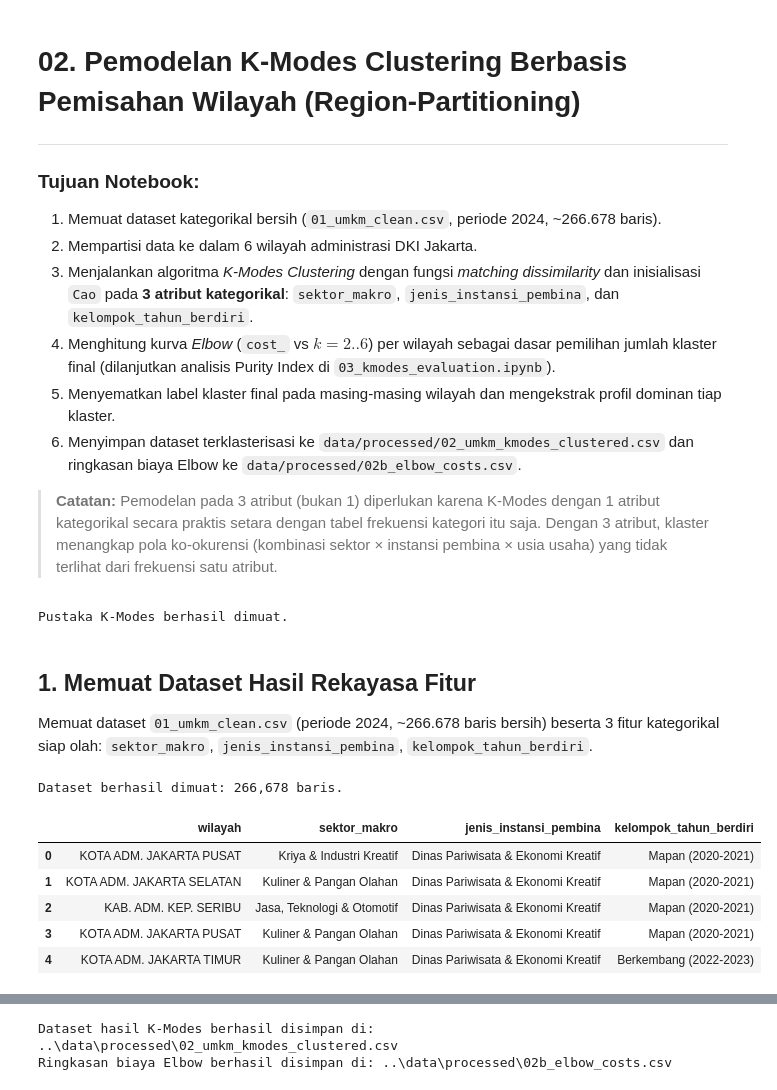
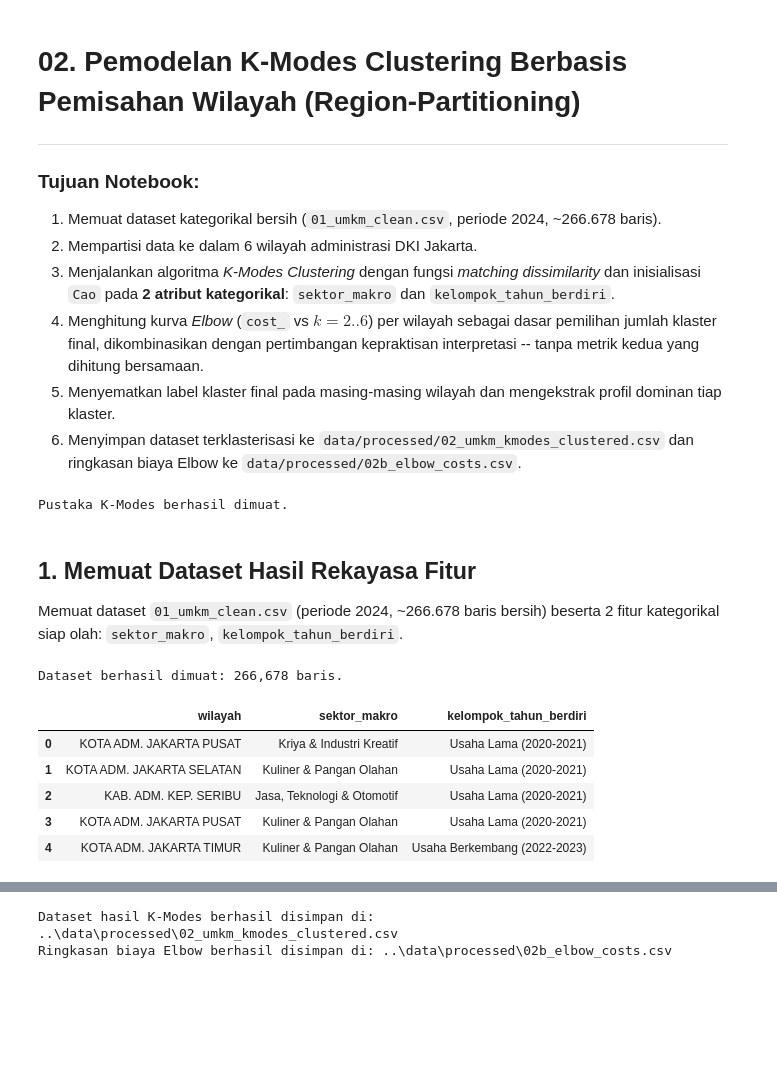
Before and after one commit to AdrianoDeshon1012/Program-Skripsi-Segmentasi-UMKM, a Jupyter notebook: notebooks/02_kmodes_partitioning.ipynb, the cells around one changed output, grey strips where cells are left out. Cells and saved outputs as stored; diff of their text form; code cells hidden in the pictures; blank space fills up the shorter version.

```diff
--- a/notebooks/02_kmodes_partitioning.ipynb
+++ b/notebooks/02_kmodes_partitioning.ipynb
@@ -5,12 +5,10 @@
 ### **Tujuan Notebook:**
 1. Memuat dataset kategorikal bersih (`01_umkm_clean.csv`, periode 2024, ~266.678 baris).
 2. Mempartisi data ke dalam 6 wilayah administrasi DKI Jakarta.
-3. Menjalankan algoritma *K-Modes Clustering* dengan fungsi *matching dissimilarity* dan inisialisasi `Cao` pada **3 atribut kategorikal**: `sektor_makro`, `jenis_instansi_pembina`, dan `kelompok_tahun_berdiri`.
-4. Menghitung kurva *Elbow* (`cost_` vs $k=2..6$) per wilayah sebagai dasar pemilihan jumlah klaster final (dilanjutkan analisis Purity Index di `03_kmodes_evaluation.ipynb`).
+3. Menjalankan algoritma *K-Modes Clustering* dengan fungsi *matching dissimilarity* dan inisialisasi `Cao` pada **2 atribut kategorikal**: `sektor_makro` dan `kelompok_tahun_berdiri`.
+4. Menghitung kurva *Elbow* (`cost_` vs $k=2..6$) per wilayah sebagai dasar pemilihan jumlah klaster final, dikombinasikan dengan pertimbangan kepraktisan interpretasi -- tanpa metrik kedua yang dihitung bersamaan.
 5. Menyematkan label klaster final pada masing-masing wilayah dan mengekstrak profil dominan tiap klaster.
 6. Menyimpan dataset terklasterisasi ke `data/processed/02_umkm_kmodes_clustered.csv` dan ringkasan biaya Elbow ke `data/processed/02b_elbow_costs.csv`.
-
-> **Catatan:** Pemodelan pada 3 atribut (bukan 1) diperlukan karena K-Modes dengan 1 atribut kategorikal secara praktis setara dengan tabel frekuensi kategori itu saja. Dengan 3 atribut, klaster menangkap pola ko-okurensi (kombinasi sektor × instansi pembina × usia usaha) yang tidak terlihat dari frekuensi satu atribut.
 # %%
 import os
 import time
@@ -28,24 +26,24 @@ print("Pustaka K-Modes berhasil dimuat.")
 Pustaka K-Modes berhasil dimuat.
 # %% [markdown]
 ## 1. Memuat Dataset Hasil Rekayasa Fitur
-Memuat dataset `01_umkm_clean.csv` (periode 2024, ~266.678 baris bersih) beserta 3 fitur kategorikal siap olah: `sektor_makro`, `jenis_instansi_pembina`, `kelompok_tahun_berdiri`.
+Memuat dataset `01_umkm_clean.csv` (periode 2024, ~266.678 baris bersih) beserta 2 fitur kategorikal siap olah: `sektor_makro`, `kelompok_tahun_berdiri`.
 # %%
 data_path = os.path.join('..', 'data', 'processed', '01_umkm_clean.csv')
 if not os.path.exists(data_path):
     data_path = '01_umkm_clean.csv'
 
 df = pd.read_csv(data_path)
-FEATURES = ['sektor_makro', 'jenis_instansi_pembina', 'kelompok_tahun_berdiri']
+FEATURES = ['sektor_makro', 'kelompok_tahun_berdiri']
 
 print(f"Dataset berhasil dimuat: {len(df):,} baris.")
 df[['wilayah'] + FEATURES].head(5)
 # %% [output]
 Dataset berhasil dimuat: 266,678 baris.
-|  | wilayah | sektor_makro | jenis_instansi_pembina | kelompok_tahun_berdiri |
-| 0 | KOTA ADM. JAKARTA PUSAT | Kriya & Industri Kreatif | Dinas Pariwisata & Ekonomi Kreatif | Mapan (2020-2021) |
-| 1 | KOTA ADM. JAKARTA SELATAN | Kuliner & Pangan Olahan | Dinas Pariwisata & Ekonomi Kreatif | Mapan (2020-2021) |
-| 2 | KAB. ADM. KEP. SERIBU | Jasa, Teknologi & Otomotif | Dinas Pariwisata & Ekonomi Kreatif | Mapan (2020-2021) |
-| 3 | KOTA ADM. JAKARTA PUSAT | Kuliner & Pangan Olahan | Dinas Pariwisata & Ekonomi Kreatif | Mapan (2020-2021) |
-| 4 | KOTA ADM. JAKARTA TIMUR | Kuliner & Pangan Olahan | Dinas Pariwisata & Ekonomi Kreatif | Berkembang (2022-2023) |
+|  | wilayah | sektor_makro | kelompok_tahun_berdiri |
+| 0 | KOTA ADM. JAKARTA PUSAT | Kriya & Industri Kreatif | Usaha Lama (2020-2021) |
+| 1 | KOTA ADM. JAKARTA SELATAN | Kuliner & Pangan Olahan | Usaha Lama (2020-2021) |
+| 2 | KAB. ADM. KEP. SERIBU | Jasa, Teknologi & Otomotif | Usaha Lama (2020-2021) |
+| 3 | KOTA ADM. JAKARTA PUSAT | Kuliner & Pangan Olahan | Usaha Lama (2020-2021) |
+| 4 | KOTA ADM. JAKARTA TIMUR | Kuliner & Pangan Olahan | Usaha Berkembang (2022-2023) |
 # %% [markdown]
 ## 2. Fungsi Pemodelan K-Modes per Partisi Wilayah
```
Also changed, not shown: parts of 12 cells of this notebook, 7 other files.
